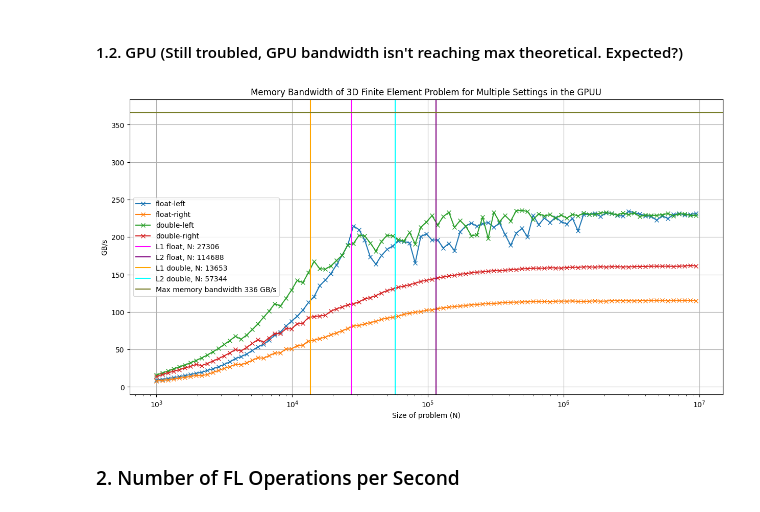
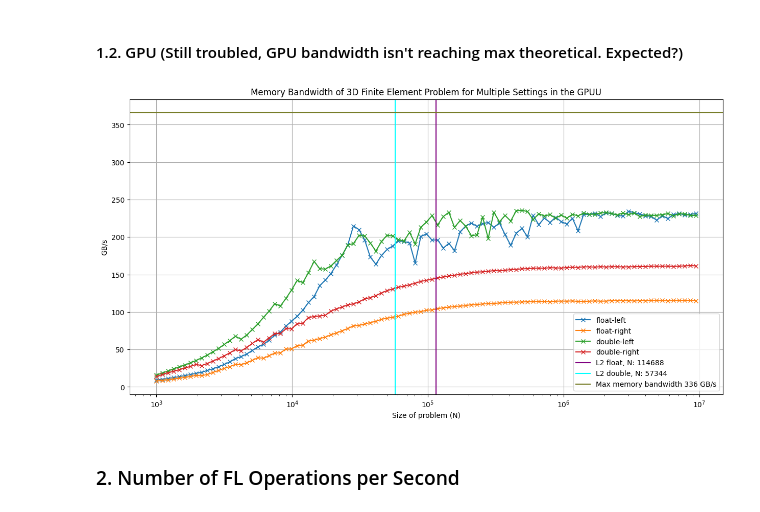
Before and after one commit to mjorrico/kokkos-fem, a Jupyter notebook: graphs.ipynb, the cells around one changed output. Cells and saved outputs as stored; diff of their text form; code cells hidden in the pictures.

```diff
--- a/graphs.ipynb
+++ b/graphs.ipynb
@@ -65,15 +61,15 @@ L3 cache CPU: 16000000 + 8000000 + 128000 bytes, size: 670222.
 # %%
 idx_bandwidth = -15
 
-FloatLeftCuda_x, FloatLeftCuda_y = get_data("output/FloatLeftCuda.txt", 4, idx_bandwidth)
-FloatRightCuda_x, FloatRightCuda_y = get_data("output/FloatRightCuda.txt", 4, idx_bandwidth)
-DoubleLeftCuda_x, DoubleLeftCuda_y = get_data("output/DoubleLeftCuda.txt", 4, idx_bandwidth)
-DoubleRightCuda_x, DoubleRightCuda_y = get_data("output/DoubleRightCuda.txt", 4, idx_bandwidth)
+FloatLeftCuda_x, FloatLeftCuda_y = get_data("output/FLG.txt", 4, idx_bandwidth)
+FloatRightCuda_x, FloatRightCuda_y = get_data("output/FRG.txt", 4, idx_bandwidth)
+DoubleLeftCuda_x, DoubleLeftCuda_y = get_data("output/DLG.txt", 4, idx_bandwidth)
+DoubleRightCuda_x, DoubleRightCuda_y = get_data("output/DRG.txt", 4, idx_bandwidth)
 
-FloatLeftCPU_x, FloatLeftCPU_y = get_data("output/FloatLeftCPU.txt", 4, idx_bandwidth)
-FloatRightCPU_x, FloatRightCPU_y = get_data("output/FloatRightCPU.txt", 4, idx_bandwidth)
-DoubleLeftCPU_x, DoubleLeftCPU_y = get_data("output/DoubleLeftCPU.txt", 4, idx_bandwidth)
-DoubleRightCPU_x, DoubleRightCPU_y = get_data("output/DoubleRightCPU.txt", 4, idx_bandwidth)
+FloatLeftCPU_x, FloatLeftCPU_y = get_data("output/FLC.txt", 4, idx_bandwidth)
+FloatRightCPU_x, FloatRightCPU_y = get_data("output/FRC.txt", 4, idx_bandwidth)
+DoubleLeftCPU_x, DoubleLeftCPU_y = get_data("output/DLC.txt", 4, idx_bandwidth)
+DoubleRightCPU_x, DoubleRightCPU_y = get_data("output/DRC.txt", 4, idx_bandwidth)
 # %% [markdown]
 #### 1.1. CPU (Still troubled, theoretical_max_bandwidth != actual_bandwidth DRAM)
 # %%
@@ -109,34 +105,34 @@ plt.show()
 # %%
 idx_bandwidth = -15
 
 plt.figure(figsize=(15, 7.5))
 
 plt.plot(FloatLeftCuda_x, FloatLeftCuda_y, "x-", label="float-left")
 plt.plot(FloatRightCuda_x, FloatRightCuda_y, "x-", label="float-right")
 plt.plot(DoubleLeftCuda_x, DoubleLeftCuda_y, "x-", label="double-left")
 plt.plot(DoubleRightCuda_x, DoubleRightCuda_y, "x-", label="double-right")
 
-plt.axvline(N_L1cache, color="magenta", label=f"L1 float, N: {int(N_L1cache)}")
+# plt.axvline(N_L1cache, color="magenta", label=f"L1 float, N: {int(N_L1cache)}")
 plt.axvline(N_L2cache, color="purple", label=f"L2 float, N: {int(N_L2cache)}")
-plt.axvline(N_L1cache/2, color="orange", label=f"L1 double, N: {int(N_L1cache/2)}")
+# plt.axvline(N_L1cache/2, color="orange", label=f"L1 double, N: {int(N_L1cache/2)}")
 plt.axvline(N_L2cache/2, color="cyan", label=f"L2 double, N: {int(N_L2cache/2)}")
 plt.axhline(max_bandwidth, color='#777D29', label=f"Max memory bandwidth 336 GB/s")
 
 # x = 2496
 # y = 73
 # plt.scatter([x], [y])
 # plt.annotate(f"({x}, {y})", (x, y))
 
 plt.xlabel("Size of problem (N)")
 plt.ylabel("GB/s")
 plt.legend()
 plt.xscale("log")
 # plt.yscale("log")
 plt.grid("both")
 plt.title("Memory Bandwidth of 3D Finite Element Problem for Multiple Settings in the GPUU")
 plt.show()
 # %% [output]
-[figure, old version]
+[figure, new version]
 # %% [markdown]
 ### 2. Number of FL Operations per Second
 # %%
```
Also changed, not shown: parts of 6 cells of this notebook, 11 other files.
